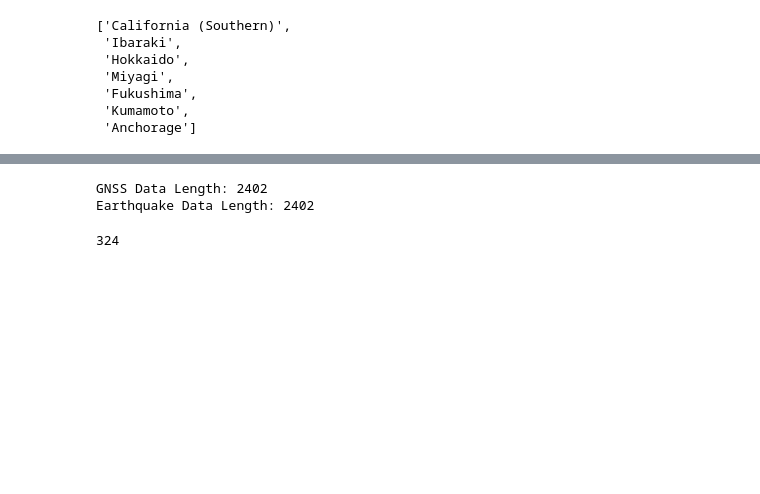
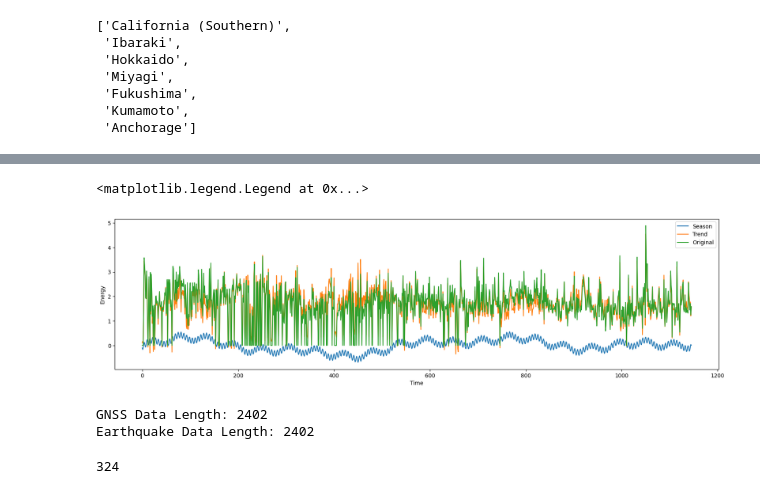
Before and after one commit to lhhhappy/Earthquake_predictor, a Jupyter notebook: dataset/dataset_test.ipynb, the cells around one changed output, grey strips where cells are left out. Saved outputs shown, nothing was run; the diff lists cells and outputs as text; code cells hidden in the pictures; blank space fills up the shorter version.

```diff
--- a/dataset/dataset_test.ipynb
+++ b/dataset/dataset_test.ipynb
@@ -53,3 +61,17 @@ gnss_geo_matrix = pd.read_csv(data_area_path+"gnss_geo_matrix.csv", index_col=0)
+# %%
+dft = DFT_series_decomp(top_k=6)
+x = torch.tensor(energy_data.iloc[:-1,10], dtype=torch.float32)
+x_season, x_trend = dft(x)
+plt.figure(figsize=(20, 5))
+plt.plot(x_season, label="Season")
+plt.plot(x_trend, label="Trend")
+plt.plot(x, label="Original")
+plt.ylabel("Energy")
+plt.xlabel("Time")
+plt.legend()
+# %% [output]
+<matplotlib.legend.Legend at 0x...>
+[figure, added]
 # %%
 class EarthquakeGNSSDataset(Dataset):
     def __init__(self,
```
Also changed, not shown: parts of 5 cells of this notebook, 10 other files.
